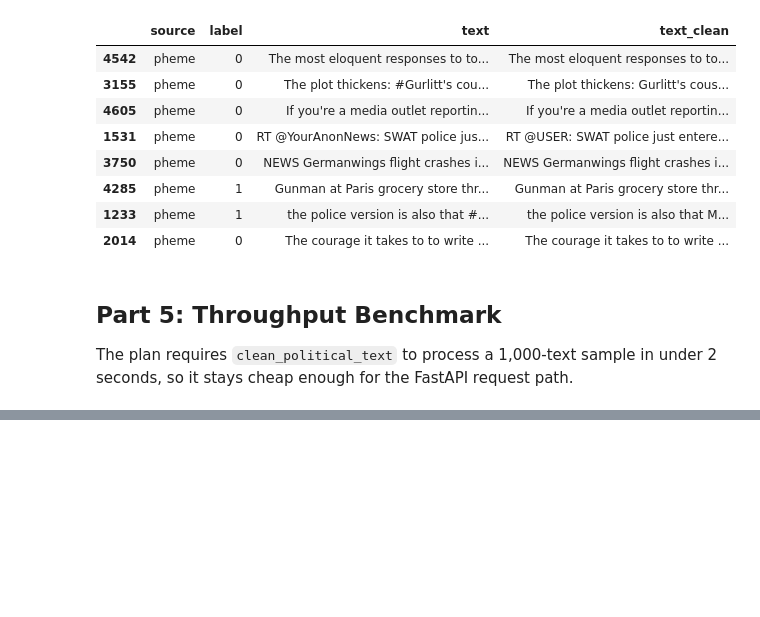
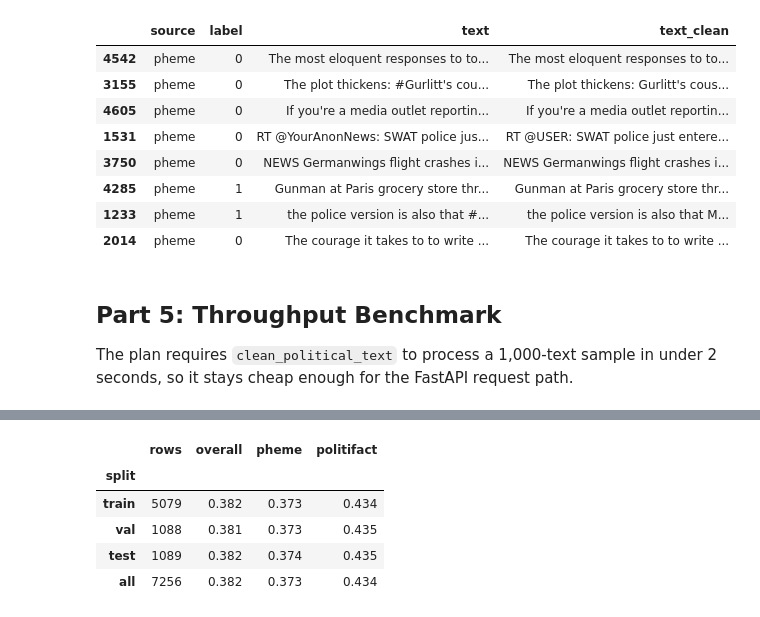
Before and after one commit to PhamAn0910/COS30049-political-misinfo, a Jupyter notebook: backend/notebooks/02_preprocessing.ipynb, the cells around one changed output, grey strips where cells are left out. Saved outputs shown, nothing was run; the diff lists cells and outputs as text; code cells hidden in the pictures; blank space fills up the shorter version.

```diff
--- a/backend/notebooks/02_preprocessing.ipynb
+++ b/backend/notebooks/02_preprocessing.ipynb
@@ -308,0 +287,32 @@ Throughput requirement met (< 2 s per 1,000 texts).
+# %%
+from sklearn.model_selection import train_test_split
+
+strat_key = dedup_df['label'].astype(str) + '_' + dedup_df['source']
+train_df, holdout_df = train_test_split(dedup_df, test_size=0.30, stratify=strat_key, random_state=42)
+val_df, test_df = train_test_split(holdout_df, test_size=0.50, stratify=strat_key.loc[holdout_df.index],
+                                   random_state=42)
+splits = {'train': train_df, 'val': val_df, 'test': test_df}
+
+assert sum(len(df) for df in splits.values()) == len(dedup_df)
+all_ids = pd.concat([df['id'] for df in splits.values()])
+assert all_ids.is_unique, 'id overlap across splits'
+
+rate_rows = []
+for name, df in splits.items():
+    row = {'split': name, 'rows': len(df), 'overall': df['label'].mean()}
+    assert abs(row['overall'] - dedup_df['label'].mean()) < 0.01 + 1 / len(df), (name, 'overall')
+    for src, g in dedup_df.groupby('source'):
+        part = df[df['source'] == src]
+        row[src] = part['label'].mean()
+        assert abs(row[src] - g['label'].mean()) < 0.01 + 1 / len(part), (name, src)
+    rate_rows.append(row)
+rate_rows.append({'split': 'all', 'rows': len(dedup_df), 'overall': dedup_df['label'].mean(),
+                  **dedup_df.groupby('source')['label'].mean().to_dict()})
+display(pd.DataFrame(rate_rows).set_index('split').round(3))
+# %% [output]
+|  | rows | overall | pheme | politifact |
+| split |  |  |  |  |
+| train | 5079 | 0.382 | 0.373 | 0.434 |
+| val | 1088 | 0.381 | 0.373 | 0.435 |
+| test | 1089 | 0.382 | 0.374 | 0.435 |
+| all | 7256 | 0.382 | 0.373 | 0.434 |
```
Also changed, not shown: parts of 15 cells of this notebook, 9 other files.
